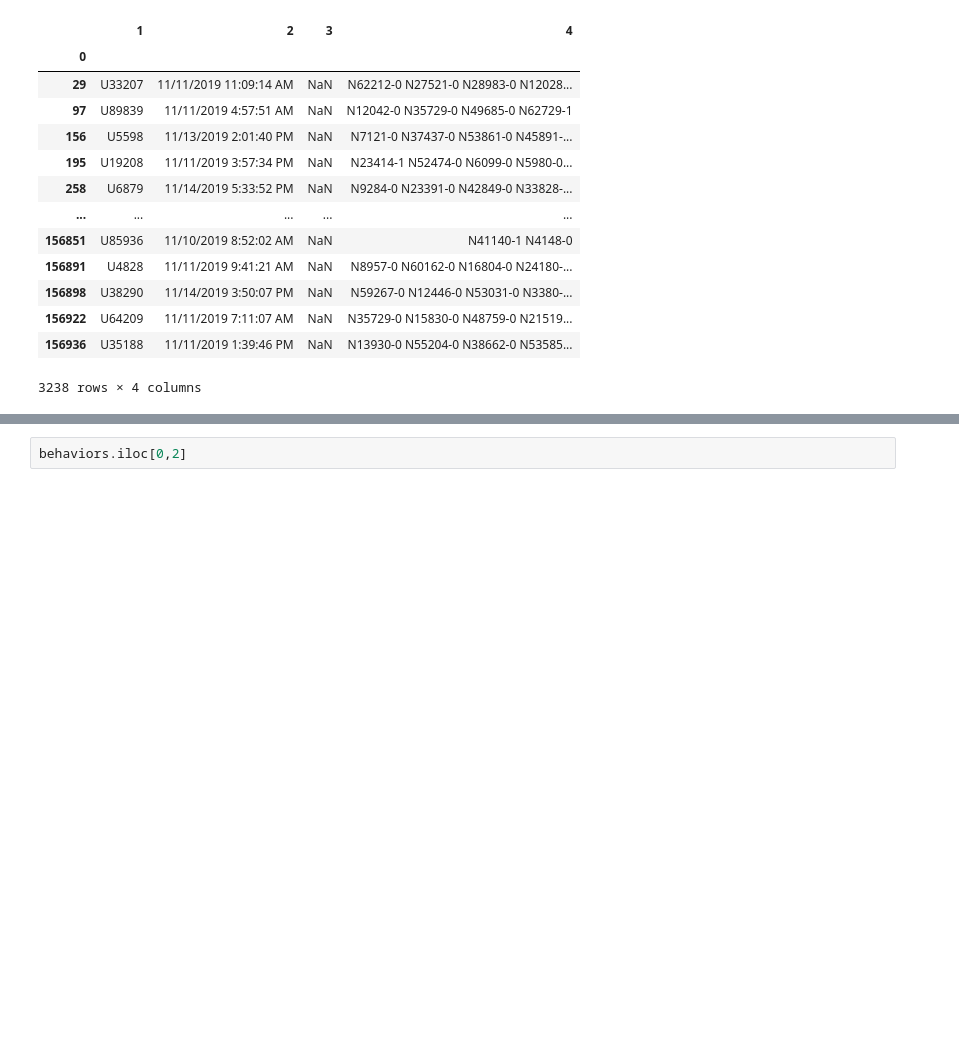
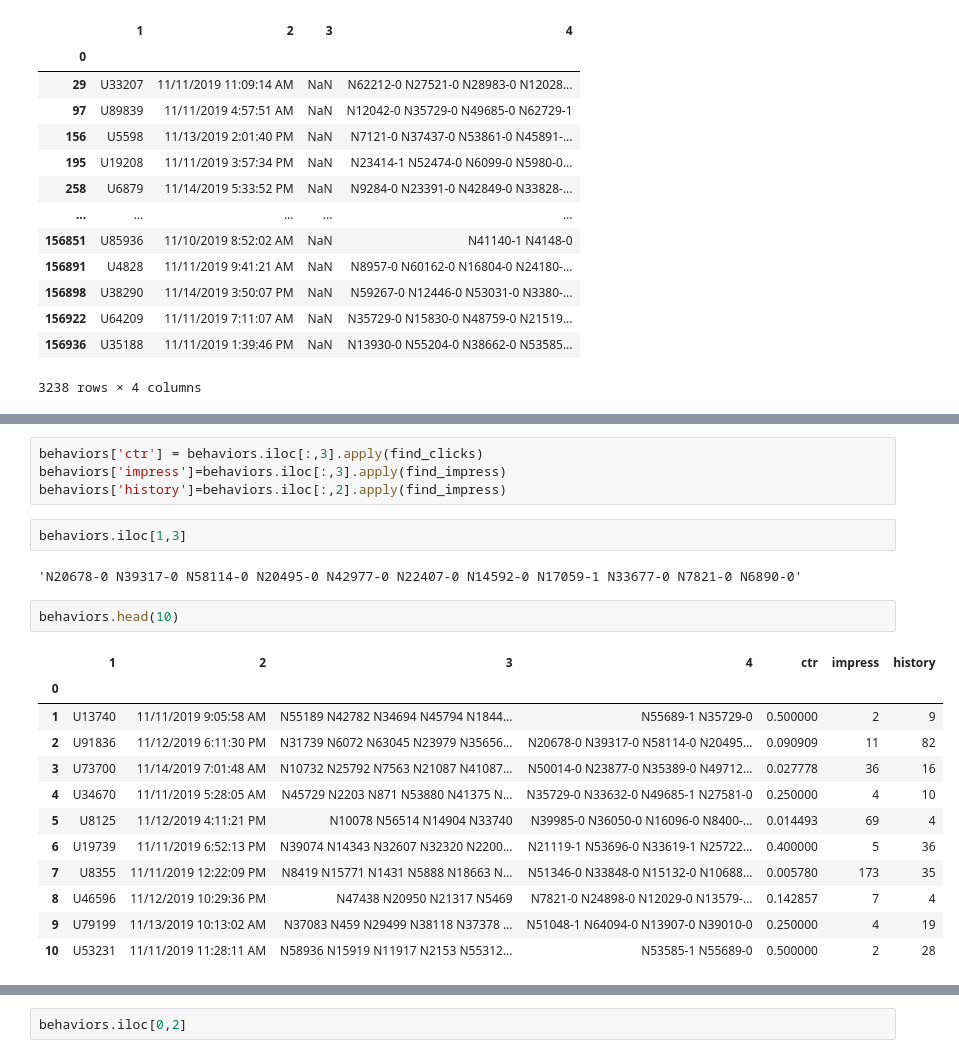
Before and after one commit to neojohny/peace_of_MIND, a Jupyter notebook: eda.ipynb, the cells around one changed output, grey strips where cells are left out. Cells and saved outputs as stored; diff of their text form; blank space fills up the shorter version.

```diff
--- a/eda.ipynb
+++ b/eda.ipynb
@@ -49,0 +140,23 @@ behaviors[behaviors.isna().any(axis=1)]
+# %%
+behaviors['ctr'] = behaviors.iloc[:,3].apply(find_clicks)
+behaviors['impress']=behaviors.iloc[:,3].apply(find_impress)
+behaviors['history']=behaviors.iloc[:,2].apply(find_impress)
+# %%
+behaviors.iloc[1,3]
+# %% [output]
+'N20678-0 N39317-0 N58114-0 N20495-0 N42977-0 N22407-0 N14592-0 N17059-1 N33677-0 N7821-0 N6890-0'
+# %%
+behaviors.head(10)
+# %% [output]
+|  | 1 | 2 | 3 | 4 | ctr | impress | history |
+| 0 |  |  |  |  |  |  |  |
+| 1 | U13740 | 11/11/2019 9:05:58 AM | N55189 N42782 N34694 N45794 N1844... | N55689-1 N35729-0 | 0.500000 | 2 | 9 |
+| 2 | U91836 | 11/12/2019 6:11:30 PM | N31739 N6072 N63045 N23979 N35656... | N20678-0 N39317-0 N58114-0 N20495... | 0.090909 | 11 | 82 |
+| 3 | U73700 | 11/14/2019 7:01:48 AM | N10732 N25792 N7563 N21087 N41087... | N50014-0 N23877-0 N35389-0 N49712... | 0.027778 | 36 | 16 |
+| 4 | U34670 | 11/11/2019 5:28:05 AM | N45729 N2203 N871 N53880 N41375 N... | N35729-0 N33632-0 N49685-1 N27581-0 | 0.250000 | 4 | 10 |
+| 5 | U8125 | 11/12/2019 4:11:21 PM | N10078 N56514 N14904 N33740 | N39985-0 N36050-0 N16096-0 N8400-... | 0.014493 | 69 | 4 |
+| 6 | U19739 | 11/11/2019 6:52:13 PM | N39074 N14343 N32607 N32320 N2200... | N21119-1 N53696-0 N33619-1 N25722... | 0.400000 | 5 | 36 |
+| 7 | U8355 | 11/11/2019 12:22:09 PM | N8419 N15771 N1431 N5888 N18663 N... | N51346-0 N33848-0 N15132-0 N10688... | 0.005780 | 173 | 35 |
+| 8 | U46596 | 11/12/2019 10:29:36 PM | N47438 N20950 N21317 N5469 | N7821-0 N24898-0 N12029-0 N13579-... | 0.142857 | 7 | 4 |
+| 9 | U79199 | 11/13/2019 10:13:02 AM | N37083 N459 N29499 N38118 N37378 ... | N51048-1 N64094-0 N13907-0 N39010-0 | 0.250000 | 4 | 19 |
+| 10 | U53231 | 11/11/2019 11:28:11 AM | N58936 N15919 N11917 N2153 N55312... | N53585-1 N55689-0 | 0.500000 | 2 | 28 |
```
Also changed, not shown: parts of 84 cells of this notebook.
